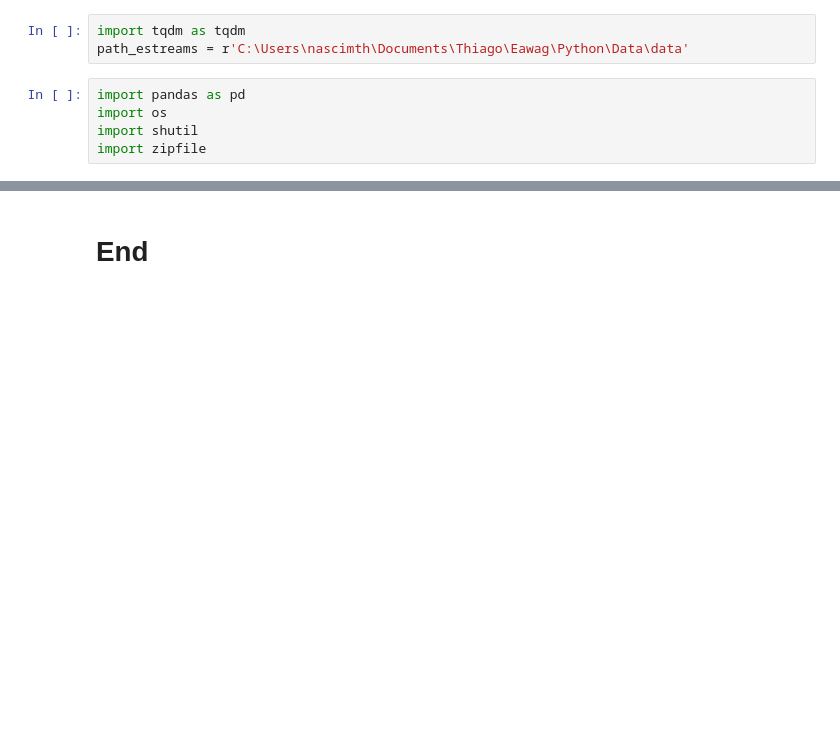
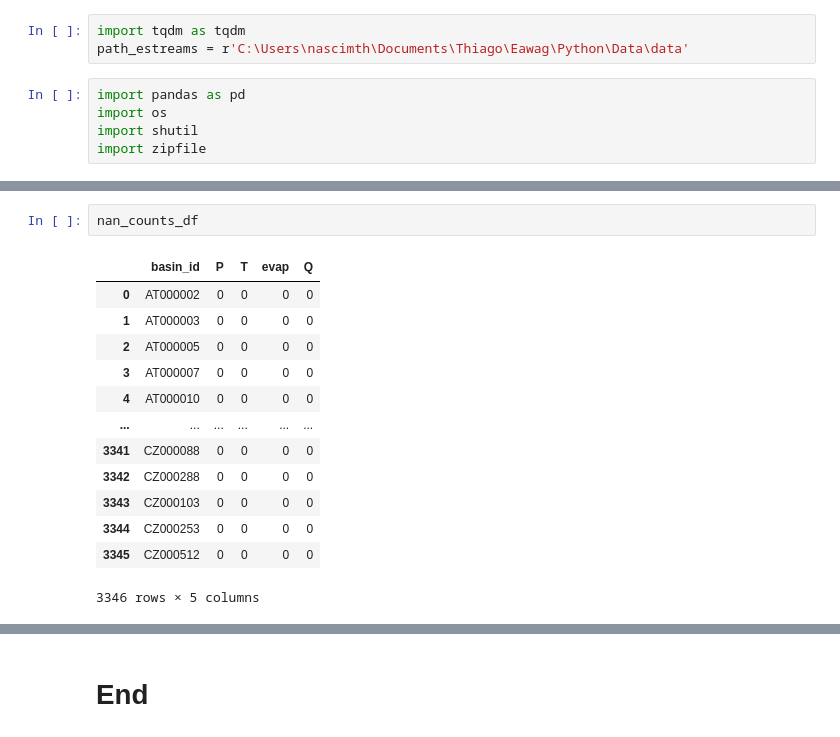
Before and after one commit to thiagovmdon/EOBS-quality, a Jupyter notebook: code/Paper_Quality_EOBS_Data_EStreams_HBV.ipynb, the cells around one changed output, grey strips where cells are left out. Cells and saved outputs as stored; diff of their text form; blank space fills up the shorter version.

```diff
--- a/code/Paper_Quality_EOBS_Data_EStreams_HBV.ipynb
+++ b/code/Paper_Quality_EOBS_Data_EStreams_HBV.ipynb
@@ -269,0 +262,16 @@ Compressed folder 'results\hbv\AT000044.zip' successfully created!
+# %%
+nan_counts_df
+# %% [output]
+|  | basin_id | P | T | evap | Q |
+| 0 | AT000002 | 0 | 0 | 0 | 0 |
+| 1 | AT000003 | 0 | 0 | 0 | 0 |
+| 2 | AT000005 | 0 | 0 | 0 | 0 |
+| 3 | AT000007 | 0 | 0 | 0 | 0 |
+| 4 | AT000010 | 0 | 0 | 0 | 0 |
+| ... | ... | ... | ... | ... | ... |
+| 3341 | CZ000088 | 0 | 0 | 0 | 0 |
+| 3342 | CZ000288 | 0 | 0 | 0 | 0 |
+| 3343 | CZ000103 | 0 | 0 | 0 | 0 |
+| 3344 | CZ000253 | 0 | 0 | 0 | 0 |
+| 3345 | CZ000512 | 0 | 0 | 0 | 0 |
+3346 rows × 5 columns
```
Also changed, not shown: parts of 3 cells of this notebook.
